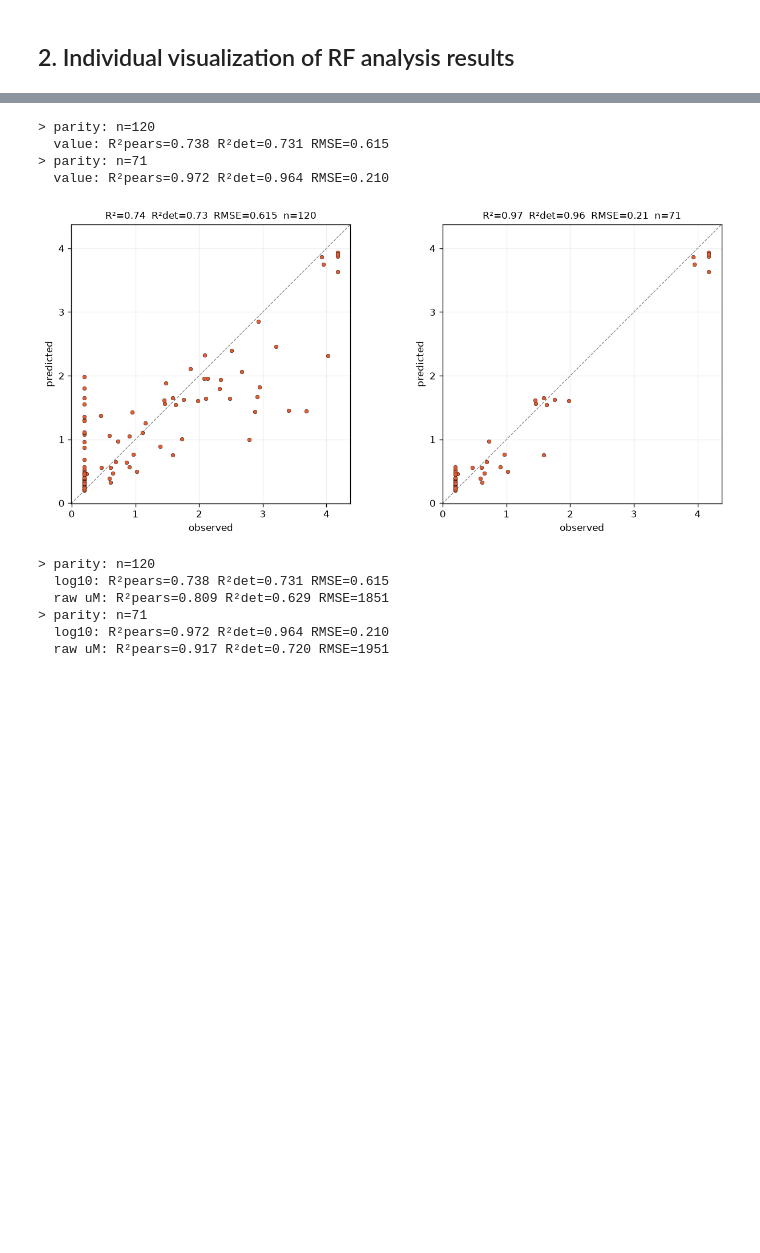
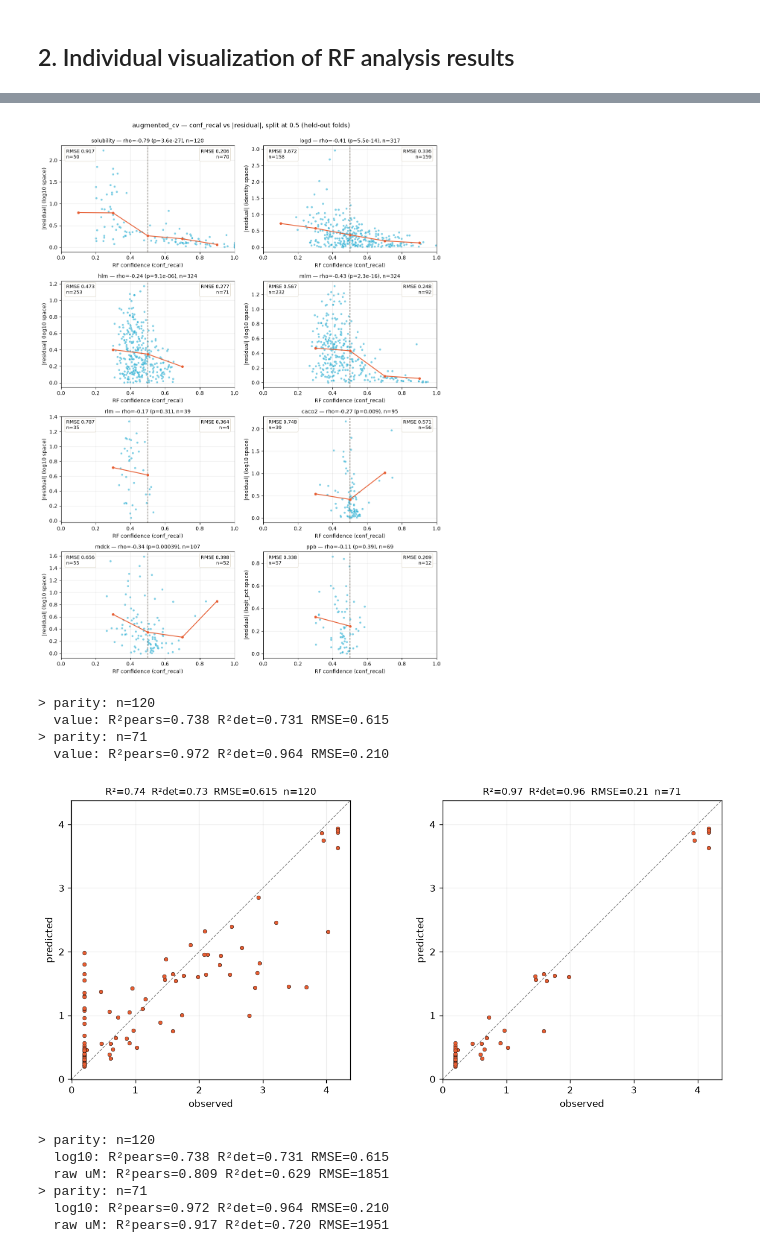
Before and after one commit to gtamo39/ADME_ML, a Jupyter notebook: vignettes/Multitask_adme_preds.ipynb, the cells around one changed output, grey strips where cells are left out. Saved outputs shown, nothing was run; the diff lists cells and outputs as text; code cells hidden in the pictures; blank space fills up the shorter version.

```diff
--- a/vignettes/Multitask_adme_preds.ipynb
+++ b/vignettes/Multitask_adme_preds.ipynb
@@ -319,3 +328,48 @@ plt.tight_layout(); plt.show()
+# %%
+## assess conf_recal for all 8 endpoints
+# same panel as the round trip, but on the CV arms in output.metrics_results, where the residual is
+# HELD OUT — so this validates the confidence's SCALE, which the round trip cannot
+to_plot  = 'augmented_cv'   # 'internal_cv' | 'ext_->_internal' | 'augmented_temp' | 'ext_->_temp'
+CONF_COL = 'conf_recal'     # 'conf_labelstd' | 'conf_rmse' | 'conf_conformal'
+CSPLIT   = params.webapp.get('confidence_split', 0.5)   # same split the webapp colours on
+
+# top up metrics_results from the pickles, so the panel never depends on which endpoint ran last
+for _k in params.ADME_ENDPOINTS:
+    if _k in output.metrics_results: continue
+    _p = os.path.join(params.METRICS_PKL_RF_DIR, _k + '.pkl')
+    if not os.path.exists(_p): print(f'! {_k}: no pickle at {_p}'); continue
+    _loaded = pickle.load(open(_p, 'rb'))
+    output.metrics_results[_k] = _loaded[_k] if isinstance(_loaded, dict) and _k in _loaded else _loaded
+
+fig, axes = plt.subplots(4, 2, figsize=(11, 15))
+for ax, (k, ep) in zip(axes.ravel(), params.ADME_ENDPOINTS.items()):
+    r = output.metrics_results.get(k, {})
+    if to_plot + '_preddf' not in r:
+        ax.set_title(f'{k} — {to_plot} not available', fontsize=10); ax.set_axis_off(); continue
+    d = r[to_plot + '_preddf'].dropna(subset=[CONF_COL, 'residuals'])
+    # rank association: does a higher confidence go with a smaller error?
+    rho, pval = stats.spearmanr(d[CONF_COL], d['residuals']) if len(d) > 2 else (np.nan, np.nan)
+    ax.scatter(d[CONF_COL], d['residuals'], s=16, alpha=.55, lw=.4,
+               color=SERAC_C['azure'], edgecolor='white')
+    # binned mean |residual| — the trend the eye should follow
+    g = d['residuals'].groupby(pd.cut(d[CONF_COL], np.linspace(0, 1, 6)), observed=True).mean()
+    ax.plot([iv.mid for iv in g.index], g.values, '-o', ms=4, lw=1.6, color=SERAC_C['ember'])
+    # split at the webapp's confidence cut and score each half: a working confidence puts the
+    # bigger RMSE on the LEFT (least confident) and the smaller one on the RIGHT
+    ax.axvline(CSPLIT, color='#6f675c', ls='--', lw=1.1, zorder=1)
+    for half, x, ha in ((d[CONF_COL] < CSPLIT, .03, 'left'), (d[CONF_COL] >= CSPLIT, .97, 'right')):
+        res = d['residuals'][half]
+        txt = f'RMSE {np.sqrt(np.mean(res ** 2)):.3f}\nn={len(res)}' if len(res) else 'no points'
+        ax.text(x, .97, txt, transform=ax.transAxes, ha=ha, va='top', fontsize=9,
+                bbox=dict(fc='white', ec='#e3ddd0', boxstyle='round,pad=0.3', alpha=.9))
+    ax.set_title(f'{k} — rho={rho:.2f} (p={pval:.2g}), n={len(d)}', fontsize=10)
+    ax.set_xlabel(f'RF confidence ({CONF_COL})'); ax.set_ylabel(f"|residual| ({ep['transform']} space)")
+    ax.set_xlim(0, 1); ax.grid(alpha=.25)
+fig.suptitle(f'{to_plot} — {CONF_COL} vs |residual|, split at {CSPLIT} (held-out folds)', y=.997)
+fig.tight_layout()
+plt.show()
+# %% [output]
+[figure, added]
 # %%
 sel_conf   = 'conf_recal' # 'conf_rmse' #
 sel_ctf    = 0.5
```
Also changed, not shown: parts of 13 cells of this notebook, 12 other files.
